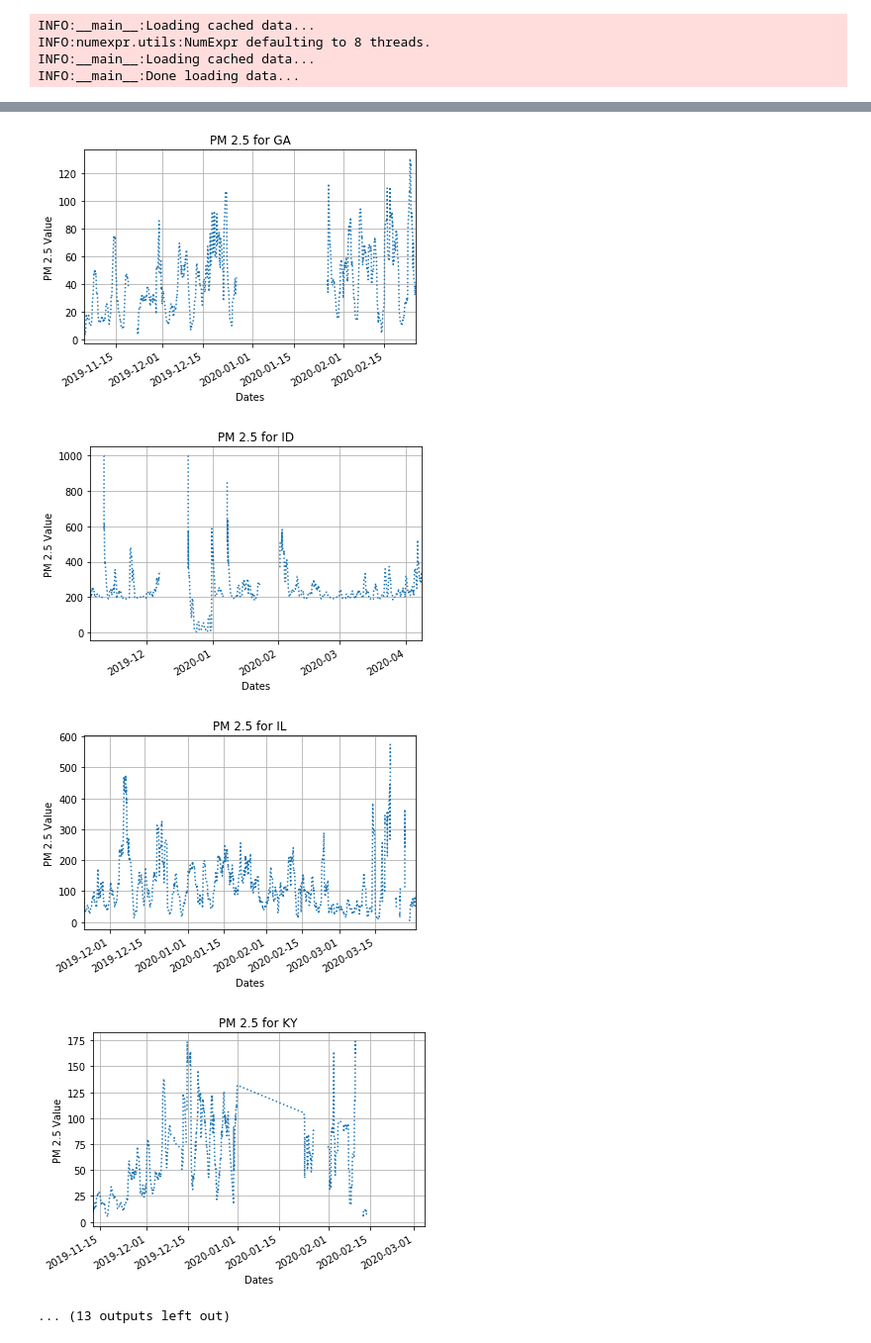
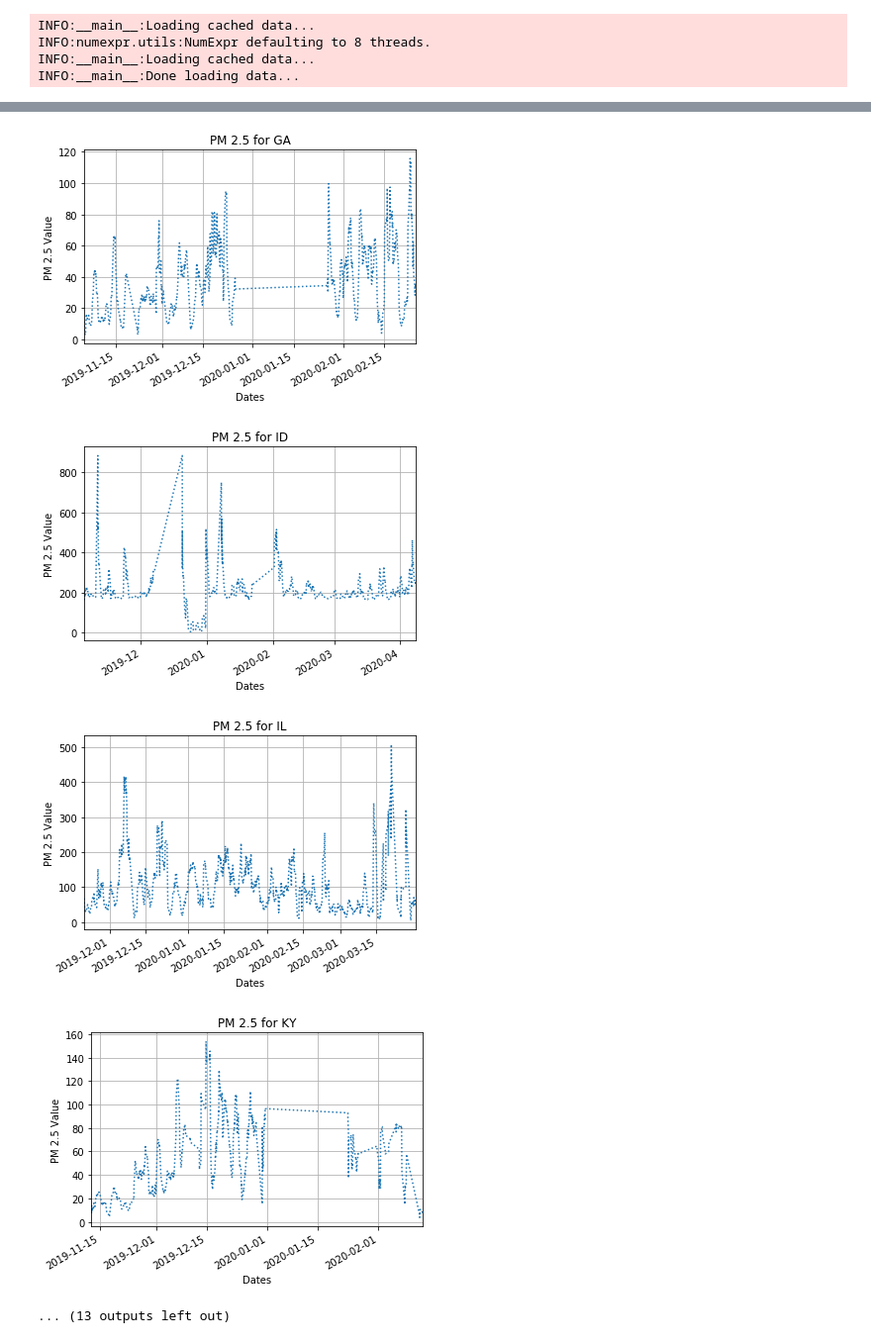
Before and after one commit to ylehilds/analyzing-mongolia-air-quality-daily-trend, a Jupyter notebook: time_series/time_series.ipynb, the cells around one changed output, grey strips where cells are left out. Shown at 99% size. Drawn from its saved outputs; the diff is of its cells as text; code cells hidden in the pictures.

Commit message:
added removing humidity out of data

```diff
--- a/time_series/time_series.ipynb
+++ b/time_series/time_series.ipynb
@@ -113,6 +113,8 @@ days = ['05', '06', '07', '08', '09', '10', '11']
 # Clean up data this way:
 data.loc[data['pm2_5'] > 1000, 'pm2_5'] = 1000
 data.loc[data['pm2_5'] < 0, 'pm2_5'] = 0
+# https://www.geeksforgeeks.org/create-a-new-column-in-pandas-dataframe-based-on-the-existing-columns/
+data['pm2_5'] = data['pm2_5'] / (1 + ((0.4/1.65)/(-1+(1/(35/100)))))
 # data['pm2_5'] = np.where(data['pm2_5'] >= 5000, 5000, data['pm2_5'])
 
 data = data[data.location_name == 'Mongolia']
@@ -169,7 +171,7 @@ unmodified_gers_data = unmodified_gers_data.append(ut)
 # https://stackoverflow.com/questions/36921951/truth-value-of-a-series-is-ambiguous-use-a-empty-a-bool-a-item-a-any-o
 
 for name, sensor_data in modified_gers_data.groupby("name"):
-    data.groupby("name").get_group(name)["pm2_5"].rolling("1d").mean().plot(lineStyle=':')
+    data.groupby("name").get_group(name)["pm2_5"].dropna().rolling("1d").mean().plot(lineStyle=':')
     plt.xlabel('Dates')
     plt.ylabel('PM 2.5 Value')
     plt.title('PM 2.5 for {}'.format(name))
@@ -189,7 +191,7 @@ for name, sensor_data in modified_gers_data.groupby("name"):
-[figure, old version]
+[figure, new version]
-[figure, old version]
+[figure, new version]
-[figure, old version]
+[figure, new version]
-[figure, old version]
+[figure, new version]
 ... (13 outputs left out)
 # %%
 # this set is for daily PM 2.5 average for all unmodified gers
```
Also changed, not shown: parts of 5 cells of this notebook, 2 other files.
